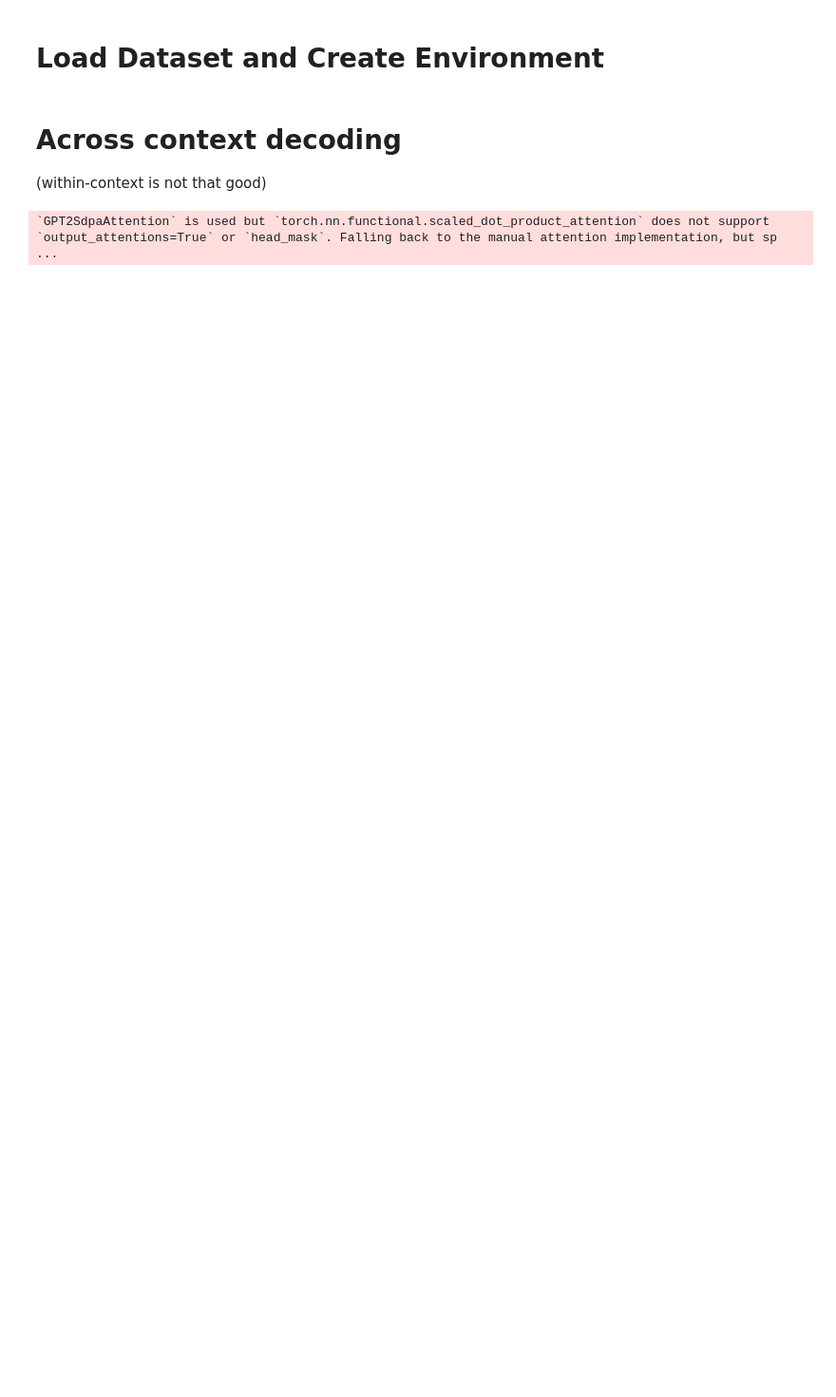
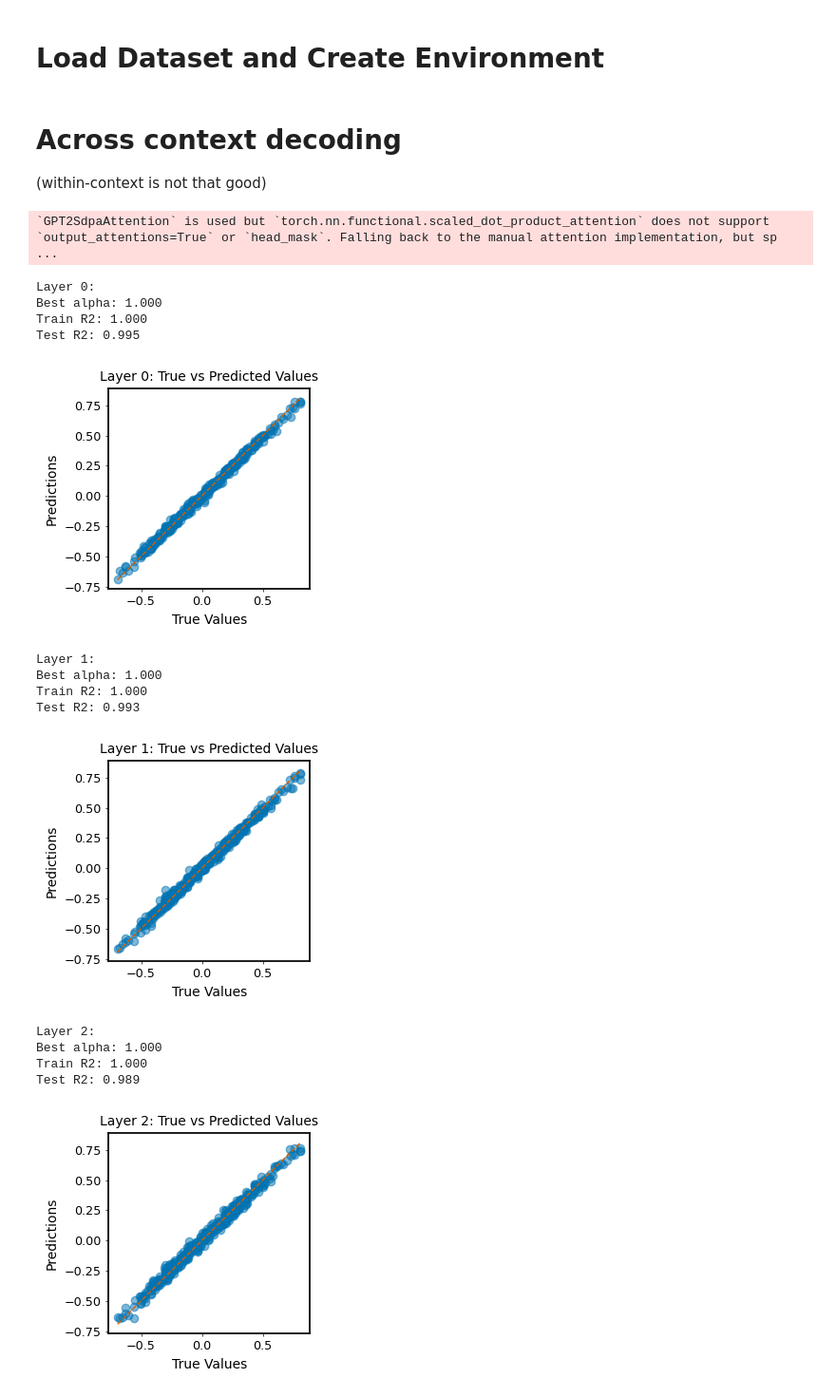
Before and after one commit to chingf/icl-maze, a Jupyter notebook: notebooks/12_regression_many_variables_within_ctxt.ipynb, the cells around one changed output. Shown at 95% size. Cells and saved outputs as stored; diff of their text form; code cells hidden in the pictures; blank space fills up the shorter version.

```diff
--- a/notebooks/12_regression_many_variables_within_ctxt.ipynb
+++ b/notebooks/12_regression_many_variables_within_ctxt.ipynb
@@ -257,7 +246,7 @@ from sklearn.pipeline import Pipeline
 from sklearn.preprocessing import StandardScaler
 import numpy as np
 
-def fit_and_evaluate_regression(X_train, Y_train, X_test, Y_test, print_scores=True):
+def fit_and_evaluate_regression(X_train, Y_train, X_test, Y_test, print_scores=True, plot=True):
     from joblib import Parallel, delayed
     from sklearn.model_selection import KFold
     from sklearn.linear_model import Ridge
@@ -321,6 +310,7 @@ def fit_and_evaluate_regression(X_train, Y_train, X_test, Y_test, print_scores=T
             print(f"Test R2: {test_score:.3f}")
             print()
 
+        if plot:
             y_pred = pipeline.predict(X_test_np[layer])
             plt.figure(figsize=(3, 3))
             plt.scatter(Y_test_np, y_pred, alpha=0.5)
@@ -436,3 +426,47 @@ def fit_and_evaluate_classification(X_train, Y_train, X_test, Y_test, print_scor
 X_train, X_test, Ys_dict = make_train_test_matrices()
 # %% [output]
 `GPT2SdpaAttention` is used but `torch.nn.functional.scaled_dot_product_attention` does not support `output_attentions=True` or `head_mask`. Falling back to the manual attention implementation, but sp ...
+# %%
+# Filter data to only include rows where opt_action is 1 or 2
+filtered_X_train = [[] for _ in range(len(X_train))]
+filtered_X_test = [[] for _ in range(len(X_test))]
+filtered_Y_train = []
+filtered_Y_test = []
+
+# Filter training data
+for i, action in enumerate(Ys_dict['opt_action']['Y_train']):
+    if action in [1, 2]:
+        for layer in range(len(X_train)):
+            filtered_X_train[layer].append(X_train[layer][i])
+        filtered_Y_train.append(Ys_dict["goal_state_feature"]["Y_train"][i])
+
+# Filter test data
+for i, action in enumerate(Ys_dict['opt_action']['Y_test']):
+    if action in [1, 2]:
+        for layer in range(len(X_test)):
+            filtered_X_test[layer].append(X_test[layer][i])
+        filtered_Y_test.append(Ys_dict["goal_state_feature"]["Y_test"][i])
+
+# Run regression on filtered data
+pipeline, test_score = fit_and_evaluate_regression(
+    filtered_X_train,
+    filtered_Y_train,
+    filtered_X_test,
+    filtered_Y_test
+)
+# %% [output]
+Layer 0:
+Best alpha: 1.000
+Train R2: 1.000
+Test R2: 0.995
+[figure, added]
+Layer 1:
+Best alpha: 1.000
+Train R2: 1.000
+Test R2: 0.993
+[figure, added]
+Layer 2:
+Best alpha: 1.000
+Train R2: 1.000
+Test R2: 0.989
+[figure, added]
```
Also changed, not shown: parts of 19 cells of this notebook, 40 other files.
